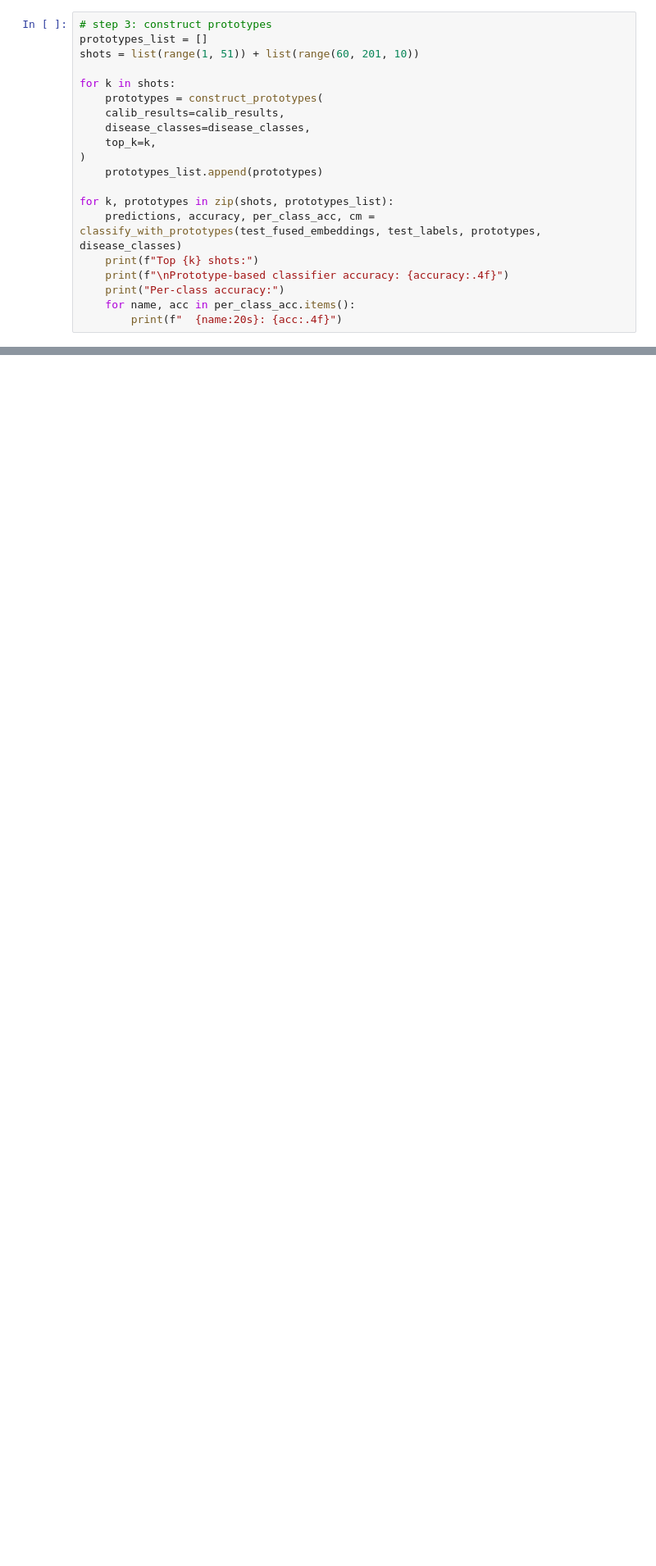
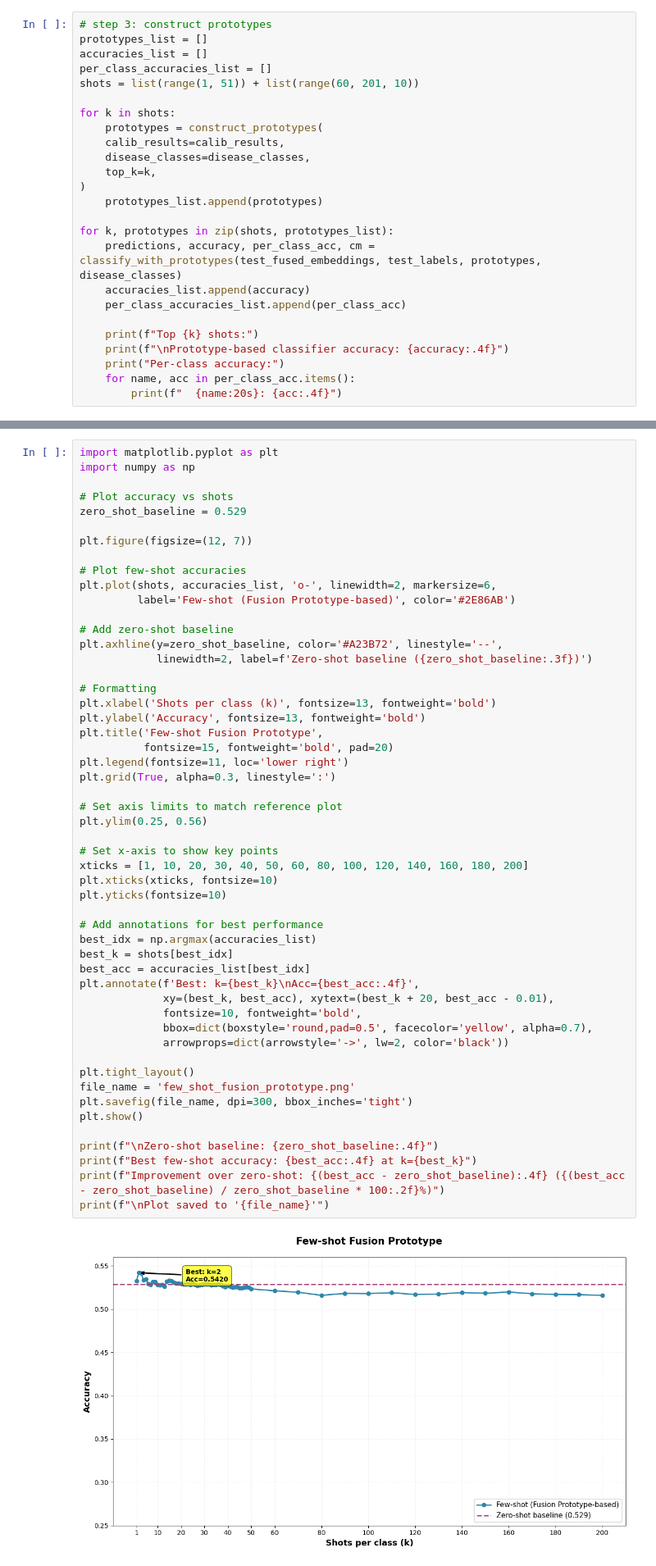
Before and after one commit to dongYoun2/MedCLIP_eval, a Jupyter notebook: notebooks/dayne_fusion_protoytyping.ipynb, the cells around one changed output, grey strips where cells are left out. Shown at 82% size. Saved outputs shown, nothing was run; the diff lists cells and outputs as text; blank space fills up the shorter version.

Commit message:
visualize

```diff
--- a/notebooks/dayne_fusion_protoytyping.ipynb
+++ b/notebooks/dayne_fusion_protoytyping.ipynb
@@ -118,6 +118,8 @@ Test Fusion complete: 5000 samples processed
 # %%
 # step 3: construct prototypes
 prototypes_list = []
+accuracies_list = []
+per_class_accuracies_list = []
 shots = list(range(1, 51)) + list(range(60, 201, 10))
 
 for k in shots:
@@ -130,6 +132,9 @@ for k in shots:
 
 for k, prototypes in zip(shots, prototypes_list):
     predictions, accuracy, per_class_acc, cm = classify_with_prototypes(test_fused_embeddings, test_labels, prototypes, disease_classes)
+    accuracies_list.append(accuracy)
+    per_class_accuracies_list.append(per_class_acc)
+
     print(f"Top {k} shots:")
     print(f"\nPrototype-based classifier accuracy: {accuracy:.4f}")
     print("Per-class accuracy:")
@@ -155,0 +187,54 @@ Prototype-based classifier accuracy: 0.5420
+# %%
+import matplotlib.pyplot as plt
+import numpy as np
+
+# Plot accuracy vs shots
+zero_shot_baseline = 0.529
+
+plt.figure(figsize=(12, 7))
+
+# Plot few-shot accuracies
+plt.plot(shots, accuracies_list, 'o-', linewidth=2, markersize=6,
+         label='Few-shot (Fusion Prototype-based)', color='#2E86AB')
+
+# Add zero-shot baseline
+plt.axhline(y=zero_shot_baseline, color='#A23B72', linestyle='--',
+            linewidth=2, label=f'Zero-shot baseline ({zero_shot_baseline:.3f})')
+
+# Formatting
+plt.xlabel('Shots per class (k)', fontsize=13, fontweight='bold')
+plt.ylabel('Accuracy', fontsize=13, fontweight='bold')
+plt.title('Few-shot Fusion Prototype',
+          fontsize=15, fontweight='bold', pad=20)
+plt.legend(fontsize=11, loc='lower right')
+plt.grid(True, alpha=0.3, linestyle=':')
+
+# Set axis limits to match reference plot
+plt.ylim(0.25, 0.56)
+
+# Set x-axis to show key points
+xticks = [1, 10, 20, 30, 40, 50, 60, 80, 100, 120, 140, 160, 180, 200]
+plt.xticks(xticks, fontsize=10)
+plt.yticks(fontsize=10)
+
+# Add annotations for best performance
+best_idx = np.argmax(accuracies_list)
+best_k = shots[best_idx]
+best_acc = accuracies_list[best_idx]
+plt.annotate(f'Best: k={best_k}\nAcc={best_acc:.4f}',
+             xy=(best_k, best_acc), xytext=(best_k + 20, best_acc - 0.01),
+             fontsize=10, fontweight='bold',
+             bbox=dict(boxstyle='round,pad=0.5', facecolor='yellow', alpha=0.7),
+             arrowprops=dict(arrowstyle='->', lw=2, color='black'))
+
+plt.tight_layout()
+file_name = 'few_shot_fusion_prototype.png'
+plt.savefig(file_name, dpi=300, bbox_inches='tight')
+plt.show()
+
+print(f"\nZero-shot baseline: {zero_shot_baseline:.4f}")
+print(f"Best few-shot accuracy: {best_acc:.4f} at k={best_k}")
+print(f"Improvement over zero-shot: {(best_acc - zero_shot_baseline):.4f} ({(best_acc - zero_shot_baseline) / zero_shot_baseline * 100:.2f}%)")
+print(f"\nPlot saved to '{file_name}'")
+# %% [output]
+[figure, added]
```
Also changed, not shown: parts of 3 cells of this notebook.
